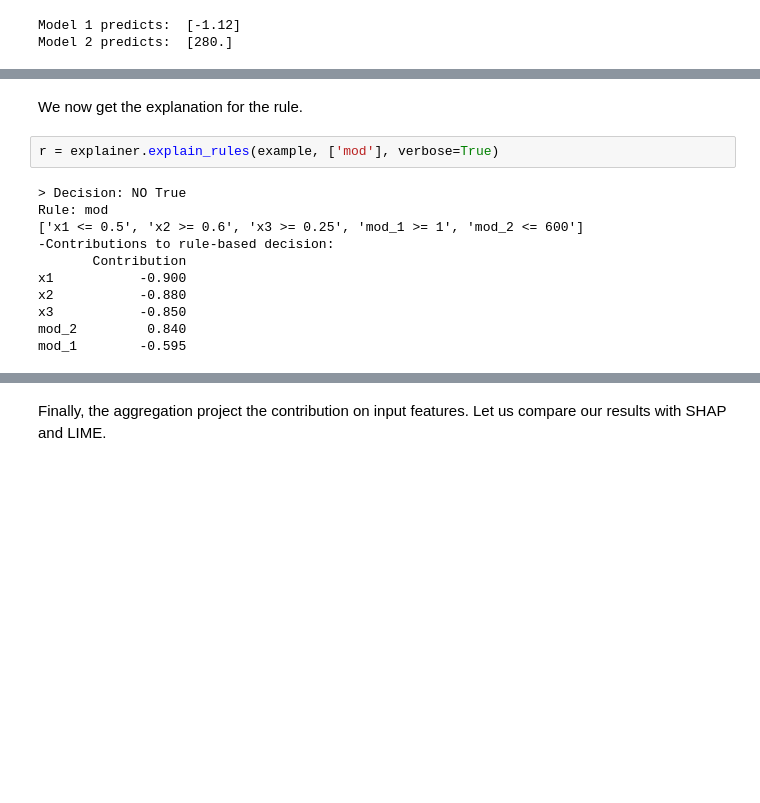
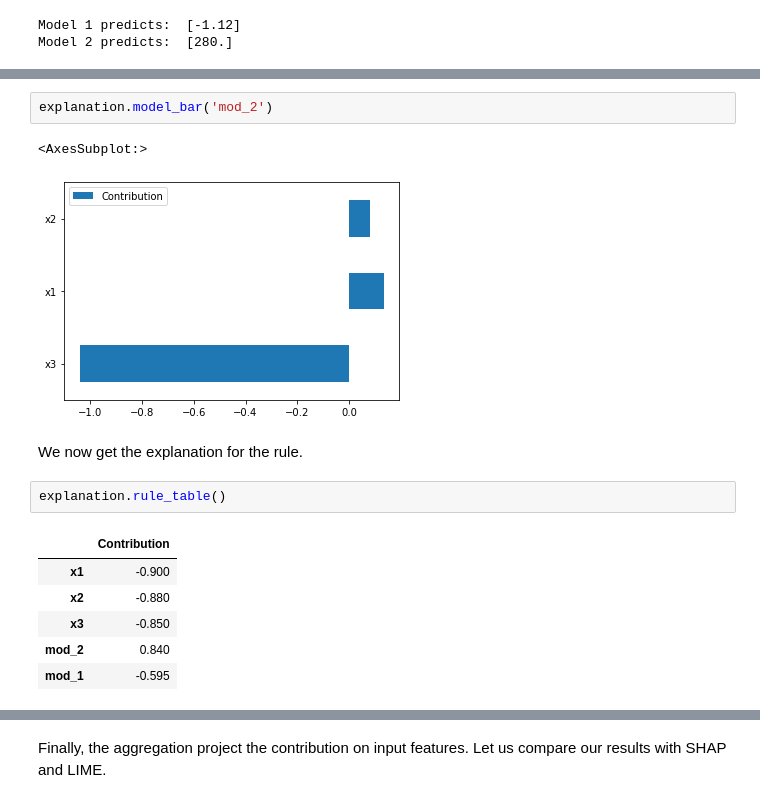
Before and after one commit to gianluigilopardo/smace, a Jupyter notebook: evaluation/hybrid_case1.ipynb, the cells around one changed output, grey strips where cells are left out. Cells and saved outputs as stored; diff of their text form; blank space fills up the shorter version.

```diff
--- a/evaluation/hybrid_case1.ipynb
+++ b/evaluation/hybrid_case1.ipynb
@@ -135,15 +145,16 @@ x2      0.080539
+# %%
+explanation.model_bar('mod_2')
+# %% [output]
+<AxesSubplot:>
+[figure, added]
 # %% [markdown]
 We now get the explanation for the rule.
 # %%
-r = explainer.explain_rules(example, ['mod'], verbose=True)
+explanation.rule_table()
 # %% [output]
-> Decision: NO True
-Rule: mod
-['x1 <= 0.5', 'x2 >= 0.6', 'x3 >= 0.25', 'mod_1 >= 1', 'mod_2 <= 600']
--Contributions to rule-based decision:
-       Contribution
-x1           -0.900
-x2           -0.880
-x3           -0.850
-mod_2         0.840
-mod_1        -0.595
+|  | Contribution |
+| x1 | -0.900 |
+| x2 | -0.880 |
+| x3 | -0.850 |
+| mod_2 | 0.840 |
+| mod_1 | -0.595 |
```
Also changed, not shown: parts of 11 cells of this notebook, 3 other files.
